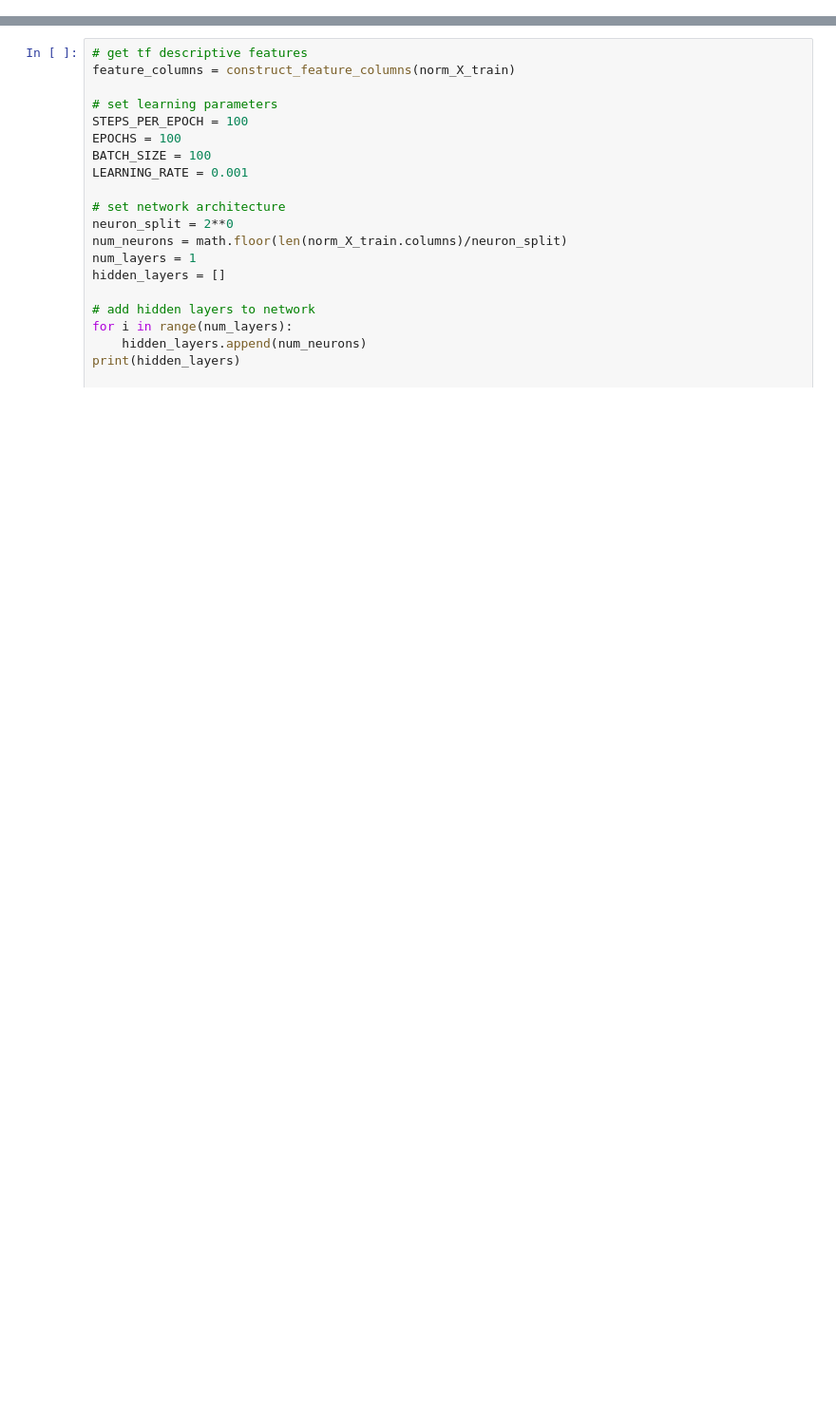
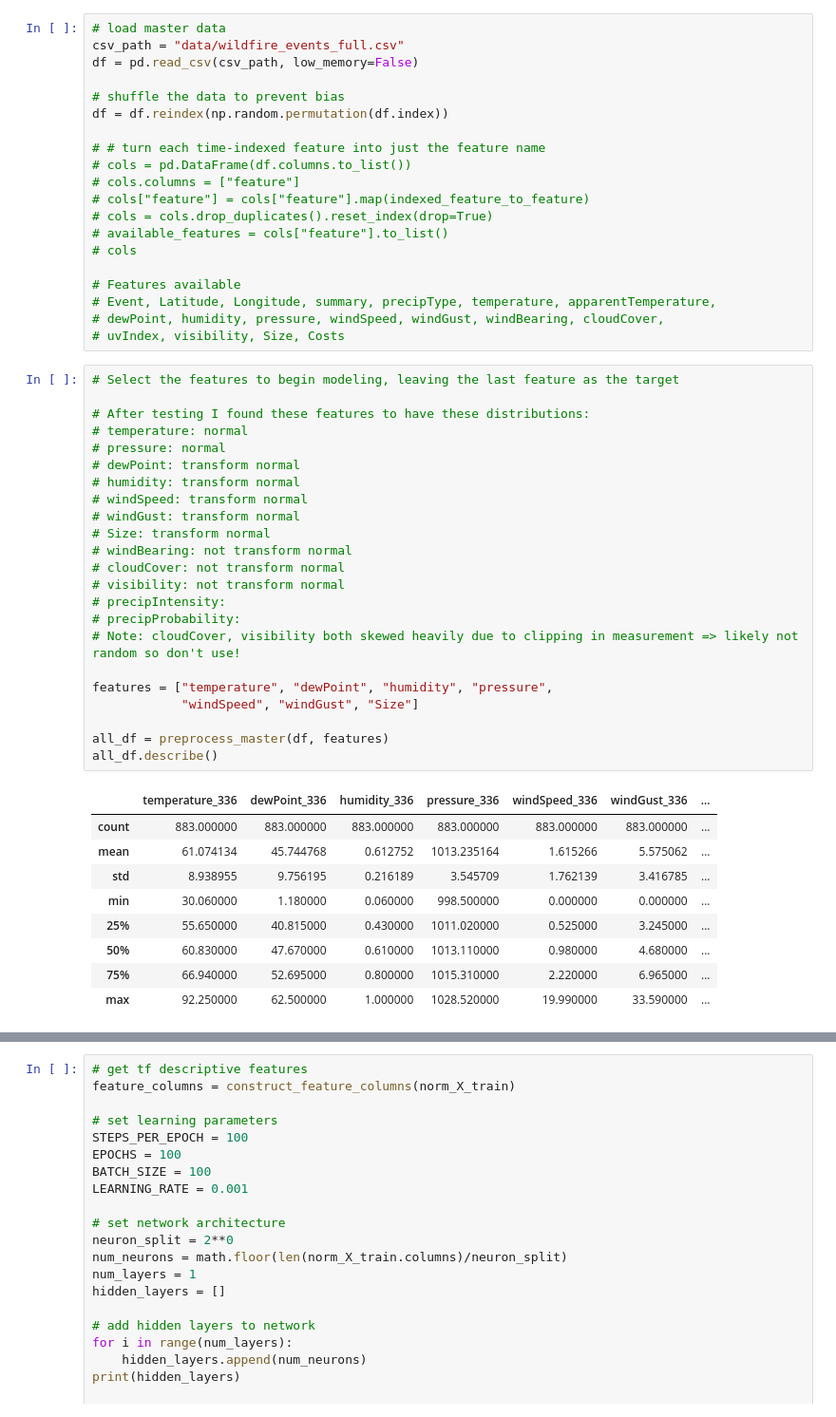
Before and after one commit to RickyCordero/predicting-wildfire-risk, a Jupyter notebook: tf/DNN_neural_net.ipynb, the cells around one changed output, grey strips where cells are left out. Shown at 95% size. Cells and saved outputs as stored; diff of their text form; blank space fills up the shorter version.

```diff
--- a/tf/DNN_neural_net.ipynb
+++ b/tf/DNN_neural_net.ipynb
@@ -481,0 +341,53 @@ Using pyplot.axes(ax) with ax an Axes argument is deprecated. Please use pyplot.
+# %%
+# load master data
+csv_path = "data/wildfire_events_full.csv"
+df = pd.read_csv(csv_path, low_memory=False)
+
+# shuffle the data to prevent bias
+df = df.reindex(np.random.permutation(df.index))
+
+# # turn each time-indexed feature into just the feature name
+# cols = pd.DataFrame(df.columns.to_list())
+# cols.columns = ["feature"]
+# cols["feature"] = cols["feature"].map(indexed_feature_to_feature)
+# cols = cols.drop_duplicates().reset_index(drop=True)
+# available_features = cols["feature"].to_list()
+# cols
+
+# Features available
+# Event, Latitude, Longitude, summary, precipType, temperature, apparentTemperature,
+# dewPoint, humidity, pressure, windSpeed, windGust, windBearing, cloudCover,
+# uvIndex, visibility, Size, Costs
+# %%
+# Select the features to begin modeling, leaving the last feature as the target
+
+# After testing I found these features to have these distributions:
+# temperature: normal
+# pressure: normal
+# dewPoint: transform normal
+# humidity: transform normal
+# windSpeed: transform normal
+# windGust: transform normal
+# Size: transform normal
+# windBearing: not transform normal
+# cloudCover: not transform normal
+# visibility: not transform normal
+# precipIntensity:
+# precipProbability:
+# Note: cloudCover, visibility both skewed heavily due to clipping in measurement => likely not random so don't use!
+
+features = ["temperature", "dewPoint", "humidity", "pressure",
+            "windSpeed", "windGust", "Size"]
+
+all_df = preprocess_master(df, features)
+all_df.describe()
+# %% [output]
+|  | temperature_336 | dewPoint_336 | humidity_336 | pressure_336 | windSpeed_336 | windGust_336 | ... |
+| count | 883.000000 | 883.000000 | 883.000000 | 883.000000 | 883.000000 | 883.000000 | ... |
+| mean | 61.074134 | 45.744768 | 0.612752 | 1013.235164 | 1.615266 | 5.575062 | ... |
+| std | 8.938955 | 9.756195 | 0.216189 | 3.545709 | 1.762139 | 3.416785 | ... |
+| min | 30.060000 | 1.180000 | 0.060000 | 998.500000 | 0.000000 | 0.000000 | ... |
+| 25% | 55.650000 | 40.815000 | 0.430000 | 1011.020000 | 0.525000 | 3.245000 | ... |
+| 50% | 60.830000 | 47.670000 | 0.610000 | 1013.110000 | 0.980000 | 4.680000 | ... |
+| 75% | 66.940000 | 52.695000 | 0.800000 | 1015.310000 | 2.220000 | 6.965000 | ... |
+| max | 92.250000 | 62.500000 | 1.000000 | 1028.520000 | 19.990000 | 33.590000 | ... |
```
Also changed, not shown: parts of 50 cells of this notebook, 2 other files.
